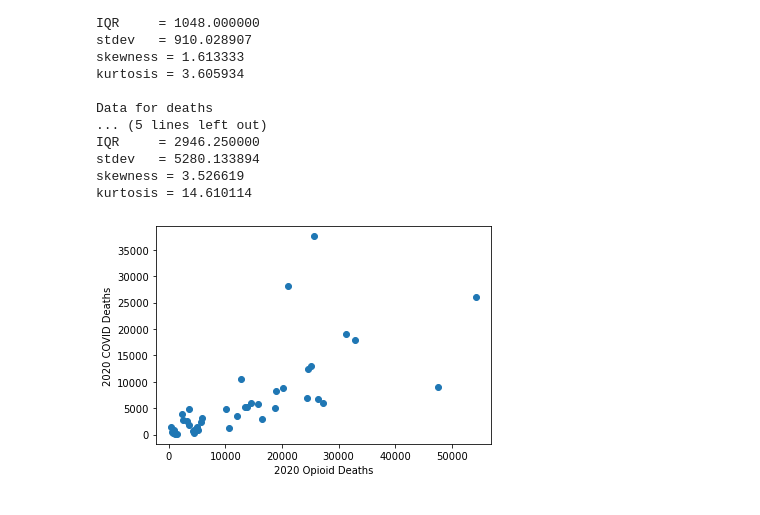
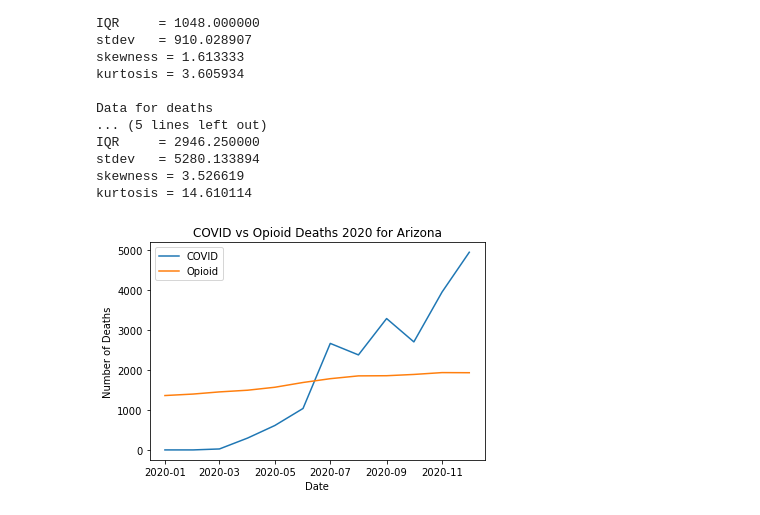
Before and after one commit to AM-Mahon/data-mining-semester-project, a Jupyter notebook: Data Cleaning Template.ipynb, the cells around one changed output. Drawn from its saved outputs; the diff is of its cells as text; code cells hidden in the pictures.

Commit message:
Added time plots for COVID/Opioid by state + US

```diff
--- a/Data Cleaning Template.ipynb
+++ b/Data Cleaning Template.ipynb
@@ -228,10 +140,10 @@ file_path4 = '../data-mining-semester-project/data/VSRR_Provisional_Drug_Overdos
 dfTypeDrug = pd.read_csv(file_path4)
 
 # dfTypeDrug=dfTypeDrug.dropna(subset =["Predicted Value"],).copy()
-dfTypeDrug = dfTypeDrug.drop(["Period"],1)
+dfTypeDrug = dfTypeDrug.drop(["Period"],axis=1)
 # dfTypeDrug = dfTypeDrug.drop(["State Name"],1)
-dfTypeDrug = dfTypeDrug.drop(["Footnote"],1)
-dfTypeDrug = dfTypeDrug.drop(["Footnote Symbol"],1)
+dfTypeDrug = dfTypeDrug.drop(["Footnote"],axis=1)
+dfTypeDrug = dfTypeDrug.drop(["Footnote Symbol"],axis=1)
 
 # for now, just using "Opioids (T40.0-T40.4,T40.6)" as the data
 dfTypeDrug = dfTypeDrug[(dfTypeDrug['Indicator'] == "Opioids (T40.0-T40.4,T40.6)")]
@@ -239,8 +151,8 @@ dfTypeDrug = dfTypeDrug[(dfTypeDrug['Indicator'] == "Opioids (T40.0-T40.4,T40.6)
 # changing Month and Year columns to "date" column for easier plotting
 dfTypeDrug['Date'] = dfTypeDrug['Month'].map(str)+ '-' +dfTypeDrug['Year'].map(str)
 dfTypeDrug['Date'] = pd.to_datetime(dfTypeDrug['Date']) #, format='%m-%Y') #.dt.strftime('%m-%Y')
-dfTypeDrug = dfTypeDrug.drop(["Year"],1)
-dfTypeDrug = dfTypeDrug.drop(["Month"],1)
+dfTypeDrug = dfTypeDrug.drop(["Year"],axis=1)
+dfTypeDrug = dfTypeDrug.drop(["Month"],axis=1)
 dfTypeDrug.head()
 
 dfTypeDrug = dfTypeDrug[(dfTypeDrug['State'] != "US")]
@@ -325,7 +276,7 @@ dfOpioid2020.head()
 # filter out states we don't care about
 # filter just 2020 timeframe
 dfCOVID2020 = dfStateC19Death.copy()
-dfCOVID2020 = dfCOVID2020.drop(["fips"],1)
+dfCOVID2020 = dfCOVID2020.drop(["fips"],axis=1)
 
 # total by month for each state
 dfCOVID2020 = dfCOVID2020.sort_values('date')
@@ -454,54 +506,79 @@ kurtosis = 14.610114
 # average of each state each month for covid set
 # df should look like:
 # State - Opioid Deaths per capita - COVID Deaths per capita - Month
-# x_data = dfStateC19Death['date'].copy()
-# y_data1 = dfStateC19Death['deaths'].copy()
-# y_data2 = dfTypeDrug['Data Value'].copy()
-# x_data = x_data.sort_index(ascending=False)
-# y_data1 = y_data1.sort_index(ascending=False)
-# y_data2 = y_data2.sort_index(ascending=False)
-# plt.plot(x_data, y_data1, label = "COVID")
-# plt.plot(x_data, y_data2, label = "Opioid")
-# plt.xlabel("Date")
-# plt.ylabel("Number of Deaths")
-# plt.title("COVID vs Opioid Deaths 2020")
-# plt.legend()
-# plt.show()
+def covidopioidplot2020(state):
+    if state in stateswithavailabledata:
+        temp1 = dfCOVID2020byMonth[(dfCOVID2020byMonth['state'] == state)]
+        temp2 = dfOpioid2020byMonth[(dfOpioid2020byMonth['State Name'] == state)]
+        temp1 = temp1.sort_values('date')
+        temp2 = temp2.sort_values('Date')
+        x_data = temp1['date']
+        temp1 = temp1.set_index('date')
+        temp2 = temp2.set_index('Date')
+        y_data1 = temp1['Monthly COVID Deaths 2020']
+        y_data2 = temp2['Data Value']
+        plt.plot(x_data, y_data1, label = "COVID")
+        plt.plot(x_data, y_data2, label = "Opioid")
+        plt.xlabel("Date")
+        plt.ylabel("Number of Deaths")
+        plt.title("COVID vs Opioid Deaths 2020 for %s" % (state))
+        plt.legend()
+        plt.show()
+    else:
+        temp1 = dfCOVID2020byMonth.copy()
+        temp2 = dfOpioid2020byMonth.copy()
+        temp1['totalCD'] = (dfCOVID2020byMonth.groupby([pd.Grouper(key='date', freq='1M')])['Monthly COVID Deaths 2020'].transform('sum'))
+        temp2['totalOD'] = (dfOpioid2020byMonth.groupby([pd.Grouper(key='Date', freq='1M')])['Data Value'].transform('sum'))
+        temp1 = temp1[['date', 'totalCD']]
+        temp2 = temp2[['Date','totalOD']]
+        temp1 = temp1.sort_values('date')
+        temp2 = temp2.sort_values('Date')
+        temp1 = temp1.drop_duplicates()
+        temp2 = temp2.drop_duplicates()
+        x_data = temp1['date']
+        y_data1 = temp1['totalCD']
+        y_data2 = temp2['totalOD']
+        plt.plot(x_data, y_data1, label = "COVID")
+        plt.plot(x_data, y_data2, label = "Opioid")
+        plt.xlabel("Date")
+        plt.ylabel("Number of Deaths")
+        plt.title("COVID vs Opioid Deaths 2020 for %s" % ("All States with Available Data"))
+        plt.legend()
+        plt.show()
 
+
+# time plot for deaths for opioid over time
+for i, state in enumerate(stateswithavailabledata):
+    if i % 4 == 1:
+        covidopioidplot2020(state)
+
+covidopioidplot2020("All")
+
+# make this and all the df---2020 to per capita
 scatterplot(dfOpioid2020['Total Opioid Deaths 2020'], dfCOVID2020['Total COVID Deaths 2020'], "2020 Opioid Deaths", "2020 COVID Deaths")
 
-# time plot for deaths for opioid over time
-# dfTypeDrug = dfTypeDrug[(dfTypeDrug['Date'] >= '2020-01-01') & (dfTypeDrug['Date'] <= '2020-12-31')]
-# scatterplot(dfTypeDrug['Date'], dfTypeDrug['Data Value'], "Time", "Opioid Deaths")
-
-# time plot for deaths for covid over months
-# timeplot(dfStateC19Death['date'], dfStateC19Death['deaths'], "Time", "COVID Deaths")
 
 # # employement on scatter plot, one with opioid one with covid
 scatterplot(dfUnemployment2020["Unemployment_rate_2020"], dfOpioid2020['Total Opioid Deaths 2020'], "2020 Unemployment Rate", "Opioid Deaths")
 scatterplot(dfUnemployment2020["Unemployment_rate_2020"], dfCOVID2020['Total COVID Deaths 2020'], "2020 Unemployment Rate", "COVID Deaths")
 scatterplot(dfUnemployment2020["Unemployment_rate_2020"], dfCOVID2020['Total COVID Cases 2020'], "2020 Unemployment Rate", "COVID Cases")
 
 # # race and unemployment connecting to opioid overdose deaths
 # scatterplot(x_data, y_data, "Race Employment", "Opioid Deaths")
 # scatterplot(x_data, y_data, "Race Employment", "Opioid Deaths")
 # scatterplot(x_data, y_data, "Race Employment", "Opioid Deaths")
 # scatterplot(x_data, y_data, "Race Employment", "Opioid Deaths")
 # scatterplot(x_data, y_data, "Race Employment", "Opioid Deaths")
 
 
 # # race and unemployement connecting to covid deaths
 # scatterplot(x_data, y_data, "Race Employment", "COVID Deaths")
 # scatterplot(x_data, y_data, "Race Employment", "COVID Deaths")
 # scatterplot(x_data, y_data, "Race Employment", "COVID Deaths")
 # scatterplot(x_data, y_data, "Race Employment", "COVID Deaths")
 # scatterplot(x_data, y_data, "Race Employment", "COVID Deaths")
 # scatterplot(x_data, y_data, "Race Employment", "COVID Deaths")
 
-# covid death per capita scatterplot
-
-# opioid death per capita scatterplot
-
 # arcgis mapping??
 # %% [output]
-[figure, old version]
+[figure, new version]
```
Also changed, not shown: parts of 8 cells of this notebook.
